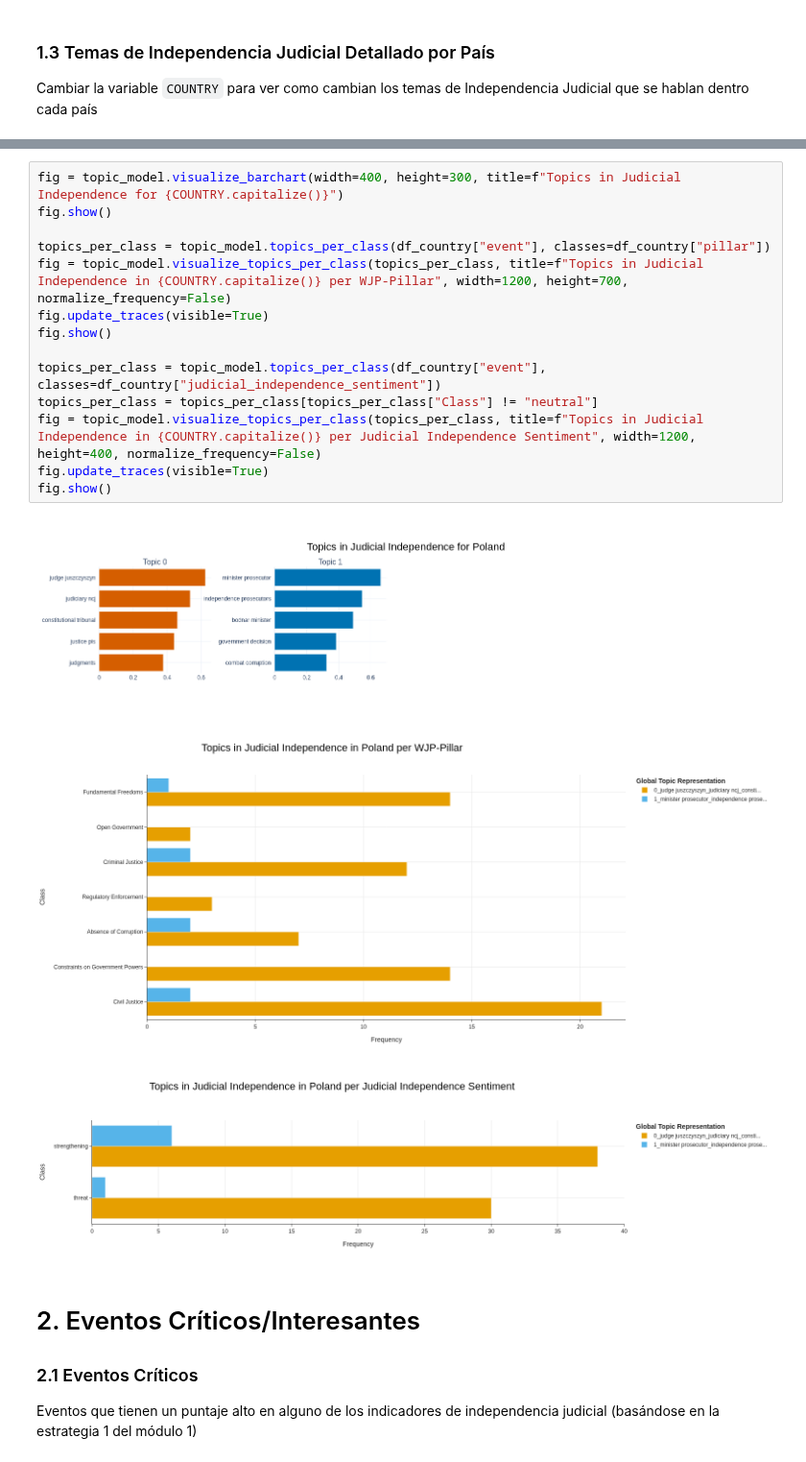
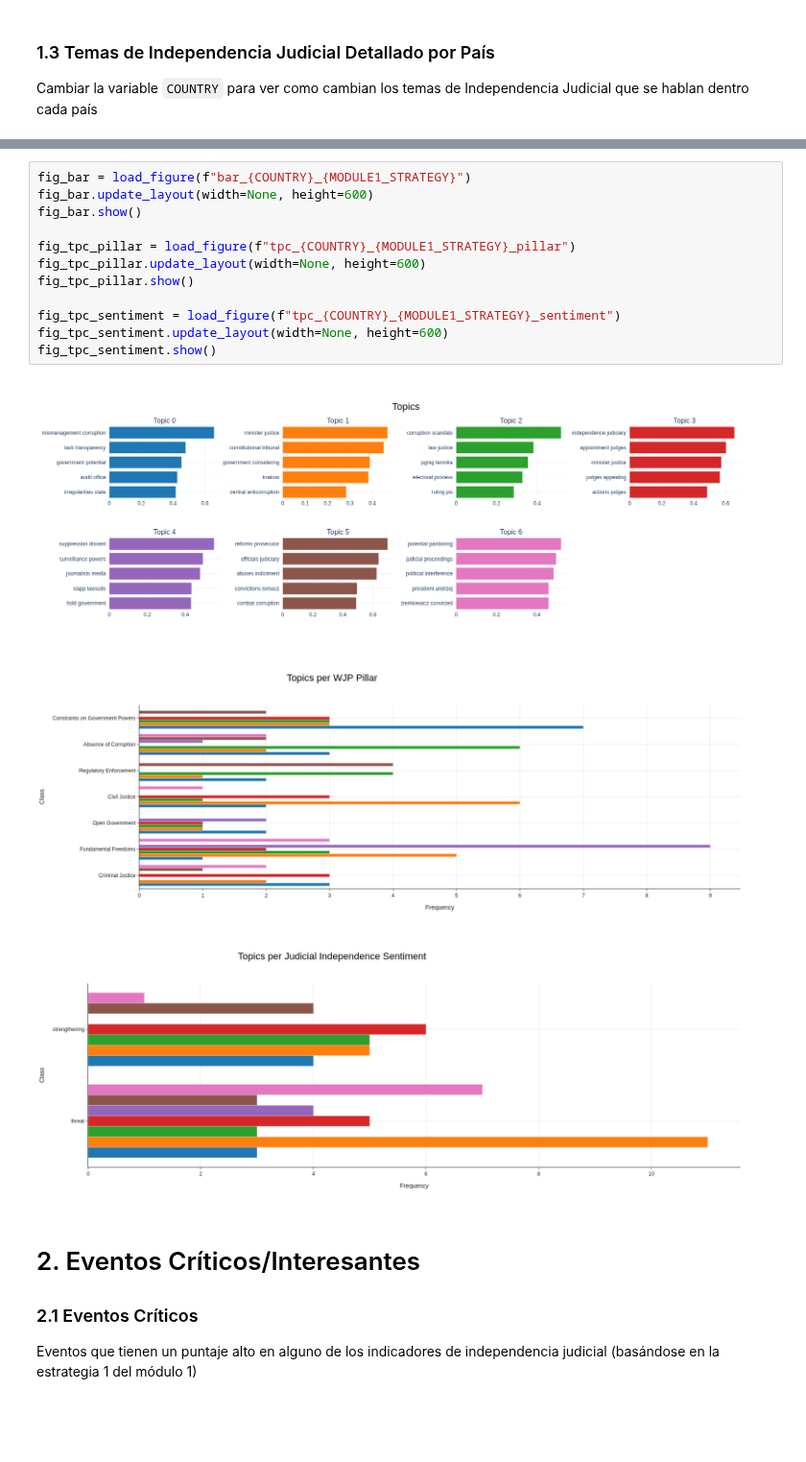
Before and after one commit to dataguirre/wjp-judicial-independence, a Jupyter notebook: notebooks/module3_visualization_and_analysis.ipynb, the cells around one changed output, grey strips where cells are left out. Shown at 96% size. Cells and saved outputs as stored; diff of their text form; blank space fills up the shorter version.

```diff
--- a/notebooks/module3_visualization_and_analysis.ipynb
+++ b/notebooks/module3_visualization_and_analysis.ipynb
@@ -72,21 +80,19 @@ df_country = df.filter(pl.col("country") == COUNTRY)
-# %%
-fig = topic_model.visualize_barchart(width=400, height=300, title=f"Topics in Judicial Independence for {COUNTRY.capitalize()}")
-fig.show()
-
-topics_per_class = topic_model.topics_per_class(df_country["event"], classes=df_country["pillar"])
-fig = topic_model.visualize_topics_per_class(topics_per_class, title=f"Topics in Judicial Independence in {COUNTRY.capitalize()} per WJP-Pillar", width=1200, height=700, normalize_frequency=False)
-fig.update_traces(visible=True)
-fig.show()
-
-topics_per_class = topic_model.topics_per_class(df_country["event"], classes=df_country["judicial_independence_sentiment"])
-topics_per_class = topics_per_class[topics_per_class["Class"] != "neutral"]
-fig = topic_model.visualize_topics_per_class(topics_per_class, title=f"Topics in Judicial Independence in {COUNTRY.capitalize()} per Judicial Independence Sentiment", width=1200, height=400, normalize_frequency=False)
-fig.update_traces(visible=True)
-fig.show()
-# %% [output]
-[figure, removed]
-[figure, removed]
-[figure, removed]
+# %%
+fig_bar = load_figure(f"bar_{COUNTRY}_{MODULE1_STRATEGY}")
+fig_bar.update_layout(width=None, height=600)
+fig_bar.show()
+
+fig_tpc_pillar = load_figure(f"tpc_{COUNTRY}_{MODULE1_STRATEGY}_pillar")
+fig_tpc_pillar.update_layout(width=None, height=600)
+fig_tpc_pillar.show()
+
+fig_tpc_sentiment = load_figure(f"tpc_{COUNTRY}_{MODULE1_STRATEGY}_sentiment")
+fig_tpc_sentiment.update_layout(width=None, height=600)
+fig_tpc_sentiment.show()
+# %% [output]
+[figure, added]
+[figure, added]
+[figure, added]
 # %% [markdown]
 # 2. Eventos Críticos/Interesantes
 
```
Also changed, not shown: parts of 17 cells of this notebook, 4 other files.
